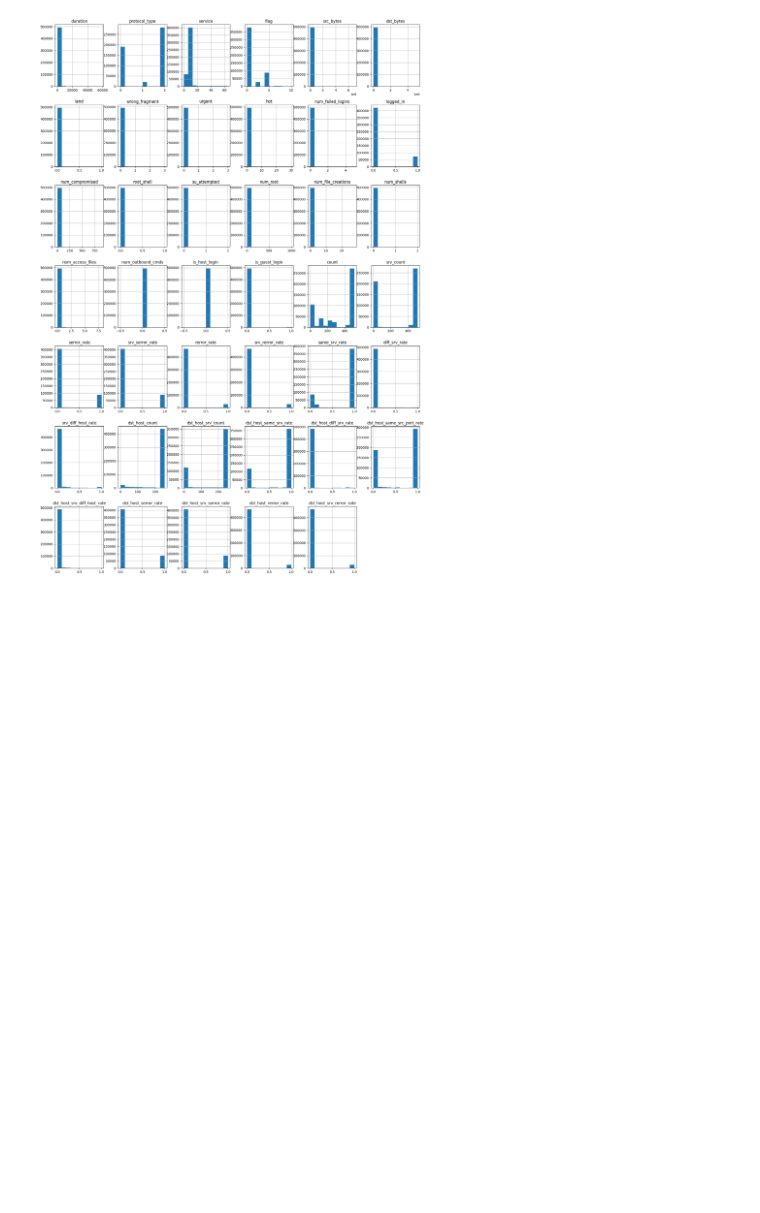
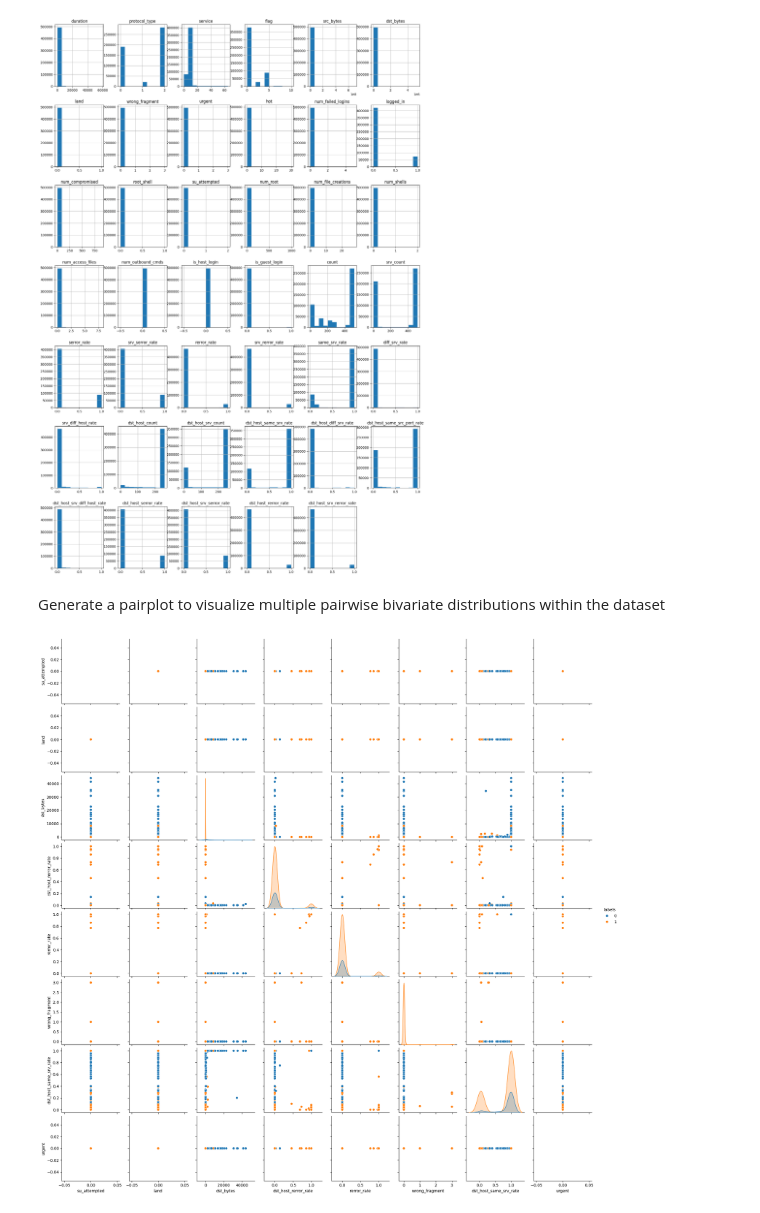
Before and after one commit to joshuakobuskie/FA24-CS634-101-Final, a Jupyter notebook: kobuskie_joshua_finalproject.ipynb, the cells around one changed output. Saved outputs shown, nothing was run; the diff lists cells and outputs as text; code cells hidden in the pictures; blank space fills up the shorter version.

Commit message:
feat: add random pairwise

```diff
--- a/kobuskie_joshua_finalproject.ipynb
+++ b/kobuskie_joshua_finalproject.ipynb
@@ -192,3 +192,16 @@ X.hist(figsize=(20, 30))
 plt.show()
 # %% [output]
 [figure]
+# %% [markdown]
+Generate a pairplot to visualize multiple pairwise bivariate distributions within the dataset
+# %%
+# This dataset is too large to produce pairwise with full output
+# This would result in over 1600 graphs
+# Reducing data size and dimensionality
+reducedPairData = dataset.sample(1024, random_state=43)
+reducedPairData = reducedPairData.sample(8, axis=1, random_state=43)
+reducedPairData["labels"] = dataset["labels"]
+sns.pairplot(reducedPairData, hue="labels")
+plt.show()
+# %% [output]
+[figure, added]
```
